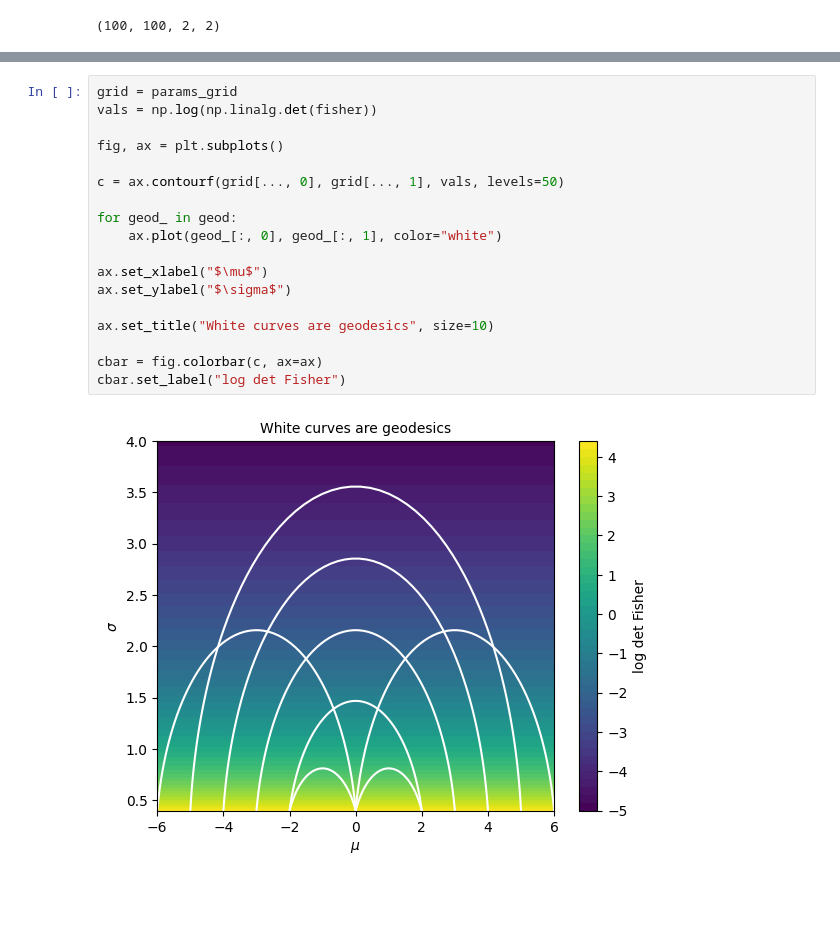
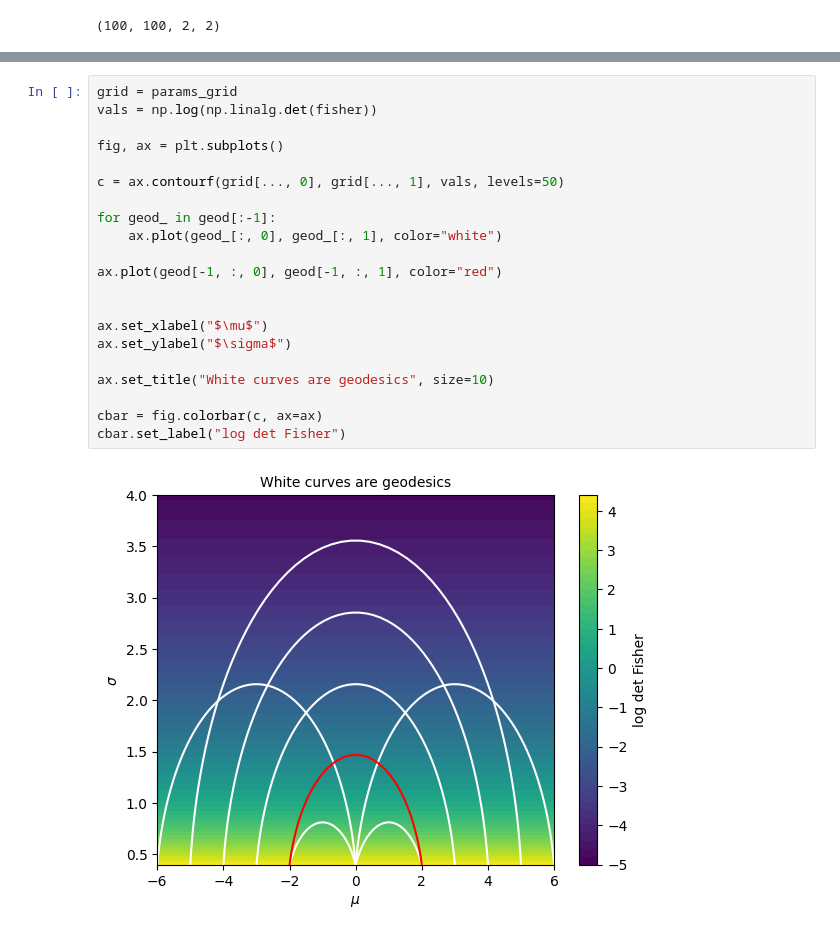
Before and after one commit to luisfpereira/wimsocal2026, a Jupyter notebook: code/univariate_normal_geodesics.ipynb, the cells around one changed output, grey strips where cells are left out. Saved outputs shown, nothing was run; the diff lists cells and outputs as text; blank space fills up the shorter version.

```diff
--- a/code/univariate_normal_geodesics.ipynb
+++ b/code/univariate_normal_geodesics.ipynb
@@ -60,20 +62,23 @@ geod.shape
 # %%
 grid = params_grid
 vals = np.log(np.linalg.det(fisher))
 
 fig, ax = plt.subplots()
 
 c = ax.contourf(grid[..., 0], grid[..., 1], vals, levels=50)
 
-for geod_ in geod:
+for geod_ in geod[:-1]:
     ax.plot(geod_[:, 0], geod_[:, 1], color="white")
+
+ax.plot(geod[-1, :, 0], geod[-1, :, 1], color="red")
+
 
 ax.set_xlabel("$\mu$")
 ax.set_ylabel("$\sigma$")
 
 ax.set_title("White curves are geodesics", size=10)
 
 cbar = fig.colorbar(c, ax=ax)
 cbar.set_label("log det Fisher")
 # %% [output]
-[figure, old version]
+[figure, new version]
```
Also changed, not shown: parts of 3 cells of this notebook.
